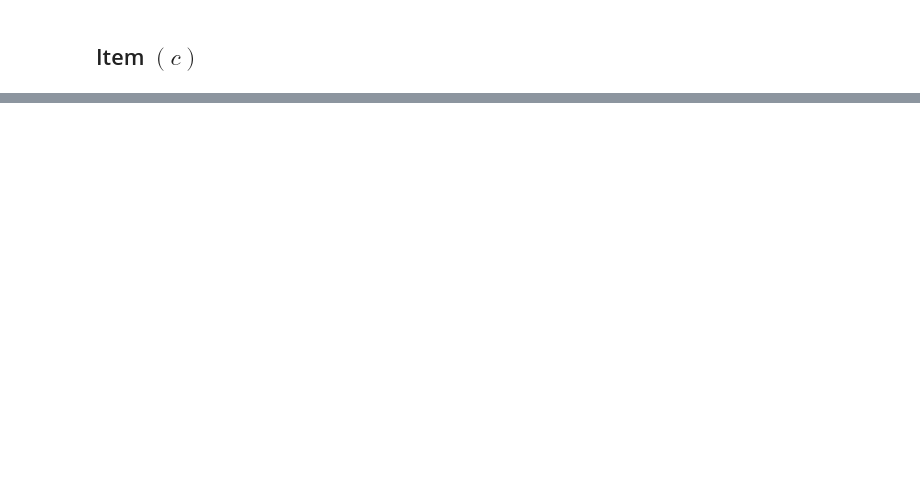
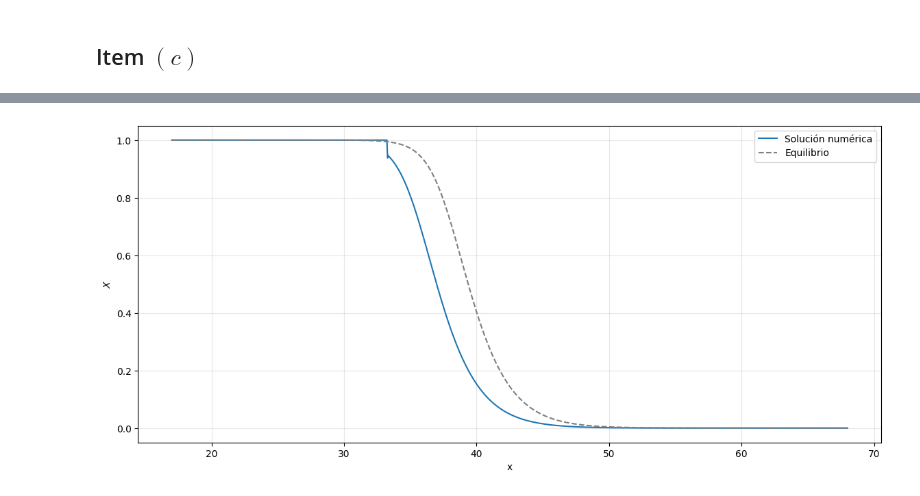
Before and after one commit to TomasMastantuono/Cosmologia, a Jupyter notebook: Numericos/Guia 5/P1-5.ipynb, the cells around one changed output, grey strips where cells are left out. Saved outputs shown, nothing was run; the diff lists cells and outputs as text; code cells hidden in the pictures; blank space fills up the shorter version.

```diff
--- a/Numericos/Guia 5/P1-5.ipynb
+++ b/Numericos/Guia 5/P1-5.ipynb
@@ -177,0 +163,13 @@ IndexError: list index out of range
+# %%
+sol = solve_ivp(dXdx, [x0, xF], [X0], dense_output = True, method = 'Radau')
+
+fig, ax = plt.subplots(figsize = (14, 6))
+
+ax.plot(xtest, sol.sol(xtest)[0], label = 'Solución numérica')
+ax.plot(xtest, X_p(B/xtest), linestyle = '--',
+        color = 'gray', label = 'Equilibrio')
+
+ax.set(xlabel = 'x', ylabel = r'$X$'), ax.grid(alpha = .3), ax.legend()
+plt.show()
+# %% [output]
+[figure, added]
```
Also changed, not shown: parts of 12 cells of this notebook, 4 other files.
